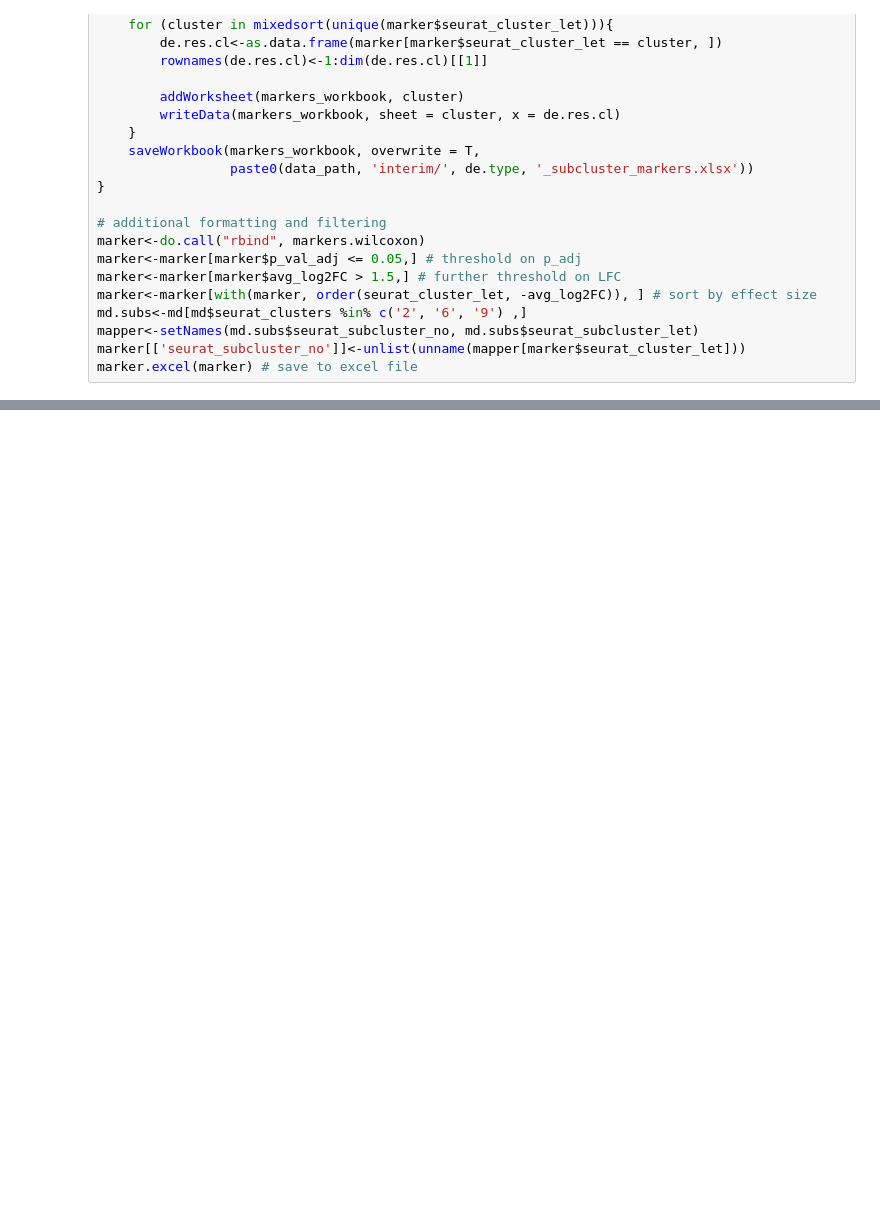
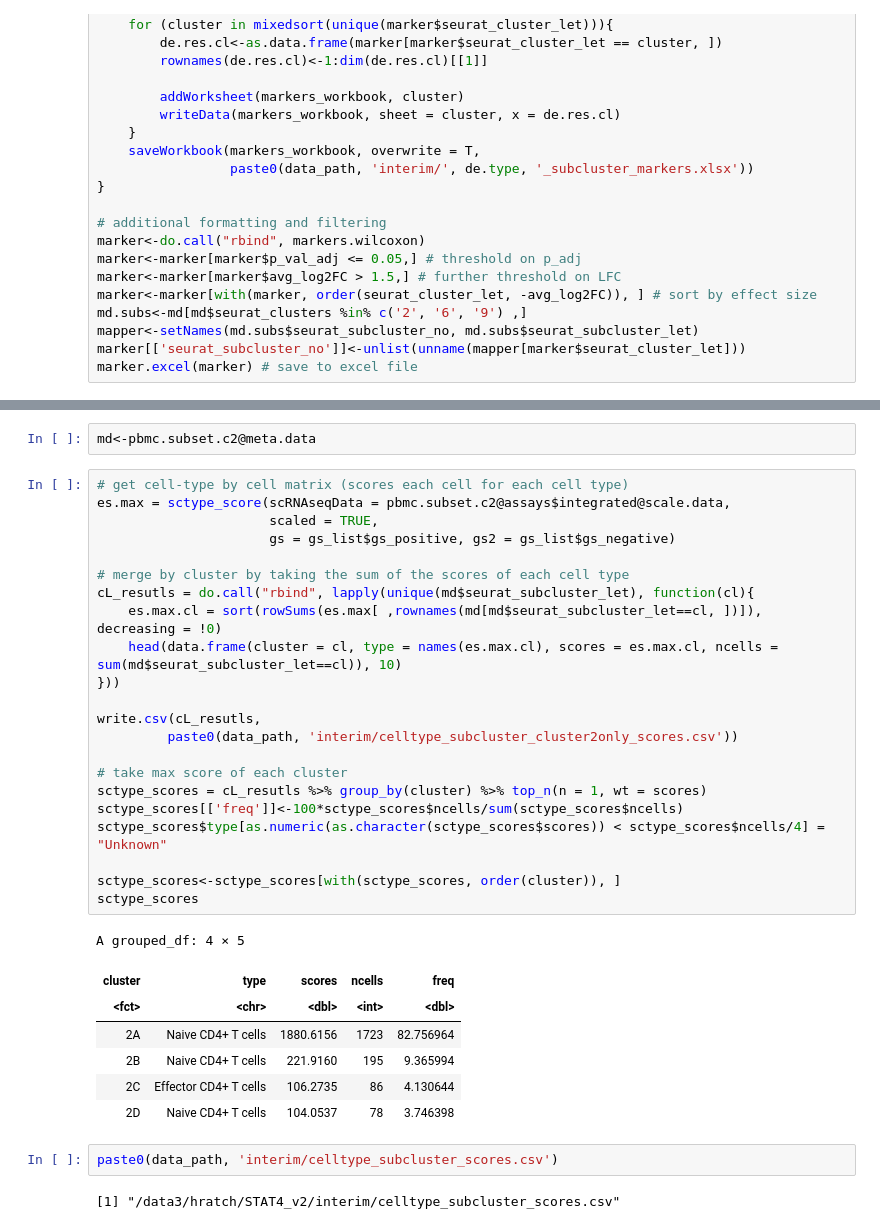
Before and after one commit to hmbaghdassarian/STAT4_v2, a Jupyter notebook: notebooks/02_process_data/02Cii_CellType_Annotation_round2.ipynb, the cells around one changed output, grey strips where cells are left out. Drawn from its saved outputs; the diff is of its cells as text; blank space fills up the shorter version.

```diff
--- a/notebooks/02_process_data/02Cii_CellType_Annotation_round2.ipynb
+++ b/notebooks/02_process_data/02Cii_CellType_Annotation_round2.ipynb
@@ -287,0 +416,36 @@ marker.excel(marker) # save to excel file
+# %%
+md<-pbmc.subset.c2@meta.data
+# %%
+# get cell-type by cell matrix (scores each cell for each cell type)
+es.max = sctype_score(scRNAseqData = pbmc.subset.c2@assays$integrated@scale.data,
+                      scaled = TRUE,
+                      gs = gs_list$gs_positive, gs2 = gs_list$gs_negative)
+
+# merge by cluster by taking the sum of the scores of each cell type
+cL_resutls = do.call("rbind", lapply(unique(md$seurat_subcluster_let), function(cl){
+    es.max.cl = sort(rowSums(es.max[ ,rownames(md[md$seurat_subcluster_let==cl, ])]), decreasing = !0)
+    head(data.frame(cluster = cl, type = names(es.max.cl), scores = es.max.cl, ncells = sum(md$seurat_subcluster_let==cl)), 10)
+}))
+
+write.csv(cL_resutls,
+         paste0(data_path, 'interim/celltype_subcluster_cluster2only_scores.csv'))
+
+# take max score of each cluster
+sctype_scores = cL_resutls %>% group_by(cluster) %>% top_n(n = 1, wt = scores)
+sctype_scores[['freq']]<-100*sctype_scores$ncells/sum(sctype_scores$ncells)
+sctype_scores$type[as.numeric(as.character(sctype_scores$scores)) < sctype_scores$ncells/4] = "Unknown"
+
+sctype_scores<-sctype_scores[with(sctype_scores, order(cluster)), ]
+sctype_scores
+# %% [output]
+A grouped_df: 4 × 5
+| cluster | type | scores | ncells | freq |
+| <fct> | <chr> | <dbl> | <int> | <dbl> |
+| 2A | Naive CD4+ T cells | 1880.6156 | 1723 | 82.756964 |
+| 2B | Naive CD4+ T cells | 221.9160 | 195 | 9.365994 |
+| 2C | Effector CD4+ T cells | 106.2735 | 86 | 4.130644 |
+| 2D | Naive CD4+ T cells | 104.0537 | 78 | 3.746398 |
+# %%
+paste0(data_path, 'interim/celltype_subcluster_scores.csv')
+# %% [output]
+[1] "/data3/hratch/STAT4_v2/interim/celltype_subcluster_scores.csv"
```
Also changed, not shown: parts of 15 cells of this notebook, 1 other file.
